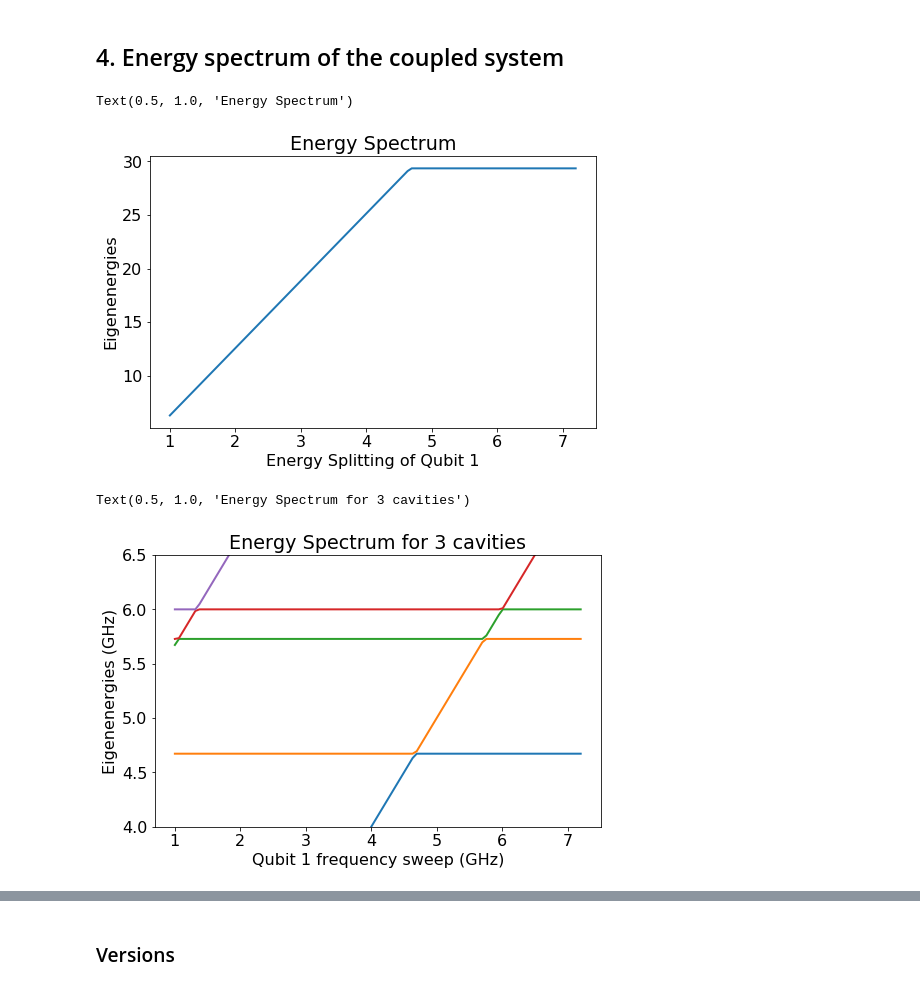
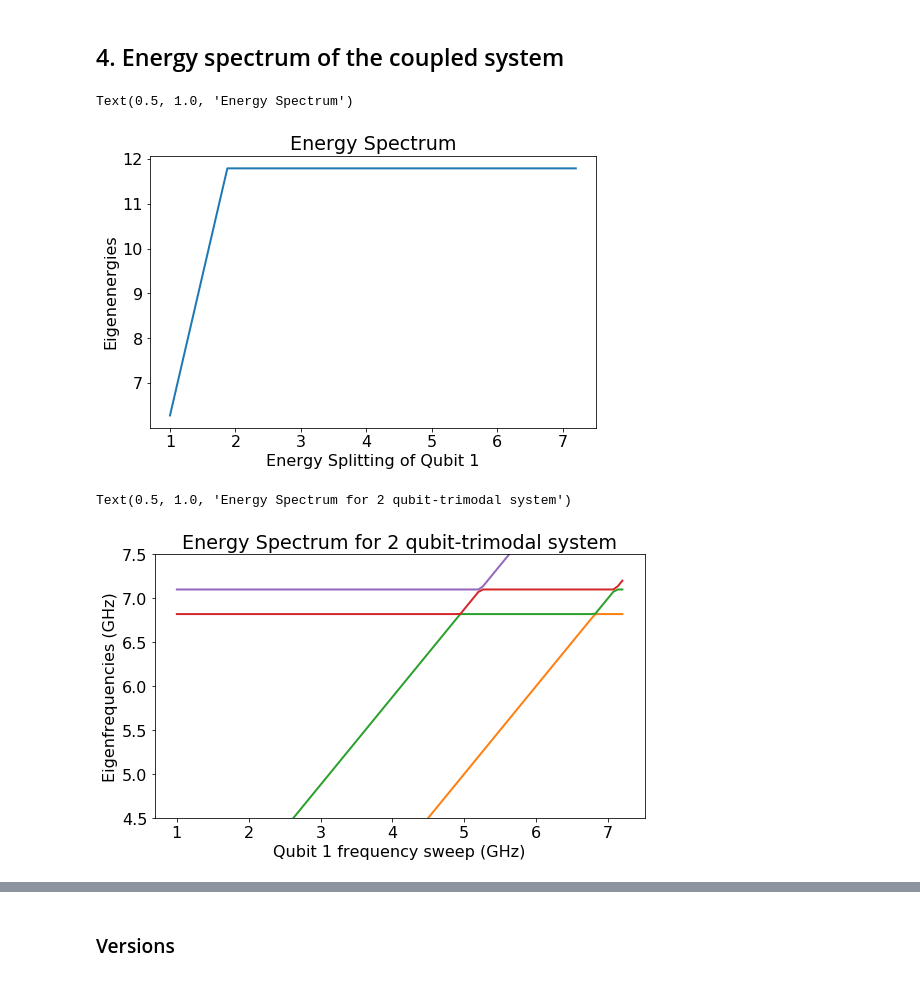
Before and after one commit to SoumyaShreeram/Qubit, a Jupyter notebook: week2.ipynb, the cells around one changed output, grey strips where cells are left out. Drawn from its saved outputs; the diff is of its cells as text; code cells hidden in the pictures.

Commit message:
evolving the system

```diff
--- a/week2.ipynb
+++ b/week2.ipynb
@@ -36,15 +36,15 @@ from qutip import *
 ## 2. Problem parameters
 Here we use $\hbar=1$; the coupling terms are redefined with a multiple of $2\pi$ before them for convinience.
 # %%
-w_q1 = 2*pi*6.85;     # Qubit 1 frequency
-w_q2 = 2*pi*6.0;    # Qubit 2 frequency: generally in the range from 1-9 GHz
-w_f1 = 2*pi*7.1     # Resonator/ Filter frequency
+w_q1 = 2*pi*6.85;    # Qubit 1 frequency
+w_q2 = 2*pi*6.82;    # Qubit 2 frequency: generally in the range from 1-9 GHz
+w_f1 = 2*pi*7.1      # Resonator/ Filter frequency
 w_f2 = 2*pi*7.24
 w_f3 = 2*pi*7.37
-g_f1 = 2*pi*8.18     # Filter-filter coupling
+g_f1 = 2*pi*0.118    # Filter-filter coupling
 g_f2 = 2*pi*9.18
-g_q1f = 2*pi*10.45   # Qubit 1-filter coupling
-g_q2f = 2*pi*13.44   # Qubit 2-filter coupling
+g_q1f = 2*pi*0.135   # qubit-fitler coupling
+g_q2f = 2*pi*0.144
 numF = 3             # number of filters
 N = 2                # number of fock states (??)
 
@@ -104,10 +104,14 @@ Hq1 = Hqubit(sz1, w_q1)
 Hq2 = Hqubit(sz2, w_q2)
 
 # Filter Hamiltonians (refer formula in the Introduction)
+H_a1 = tensor(destroy(N)*create(N),qeye(N),qeye(N),qeye(2), qeye(2))
+H_a2 = tensor(qeye(N),destroy(N)*create(N),qeye(N),qeye(2), qeye(2))
+H_a3 = tensor(qeye(N),qeye(N),destroy(N)*create(N),qeye(2), qeye(2))
+
 H_f1 = tensor(destroy(N),create(N),qeye(N),qeye(2), qeye(2)) + tensor(create(N),destroy(N),qeye(N),qeye(2), qeye(2))
 H_f2 = tensor(qeye(N),create(N),destroy(N),qeye(2), qeye(2)) + tensor(qeye(N),destroy(N),create(N),qeye(2), qeye(2))
 
-Hf = w_f1*(numOp(a1) + numOp(a2) + numOp(a3))+ g_f1*H_f1+g_f2*H_f2
+Hf = w_f1*H_a1 + w_f2*H_a2 + w_f3*H_a3+ g_f1*H_f1+g_f2*H_f2
 
 # Qubit-Filter Hamiltonian
 H_qf1 = tensor(create(N),qeye(N), qeye(N), sigmam(),qeye(2))
@@ -154,16 +158,16 @@ ax.set_ylabel('Eigenenergies')
 ax.set_title('Energy Spectrum')
 # %% [output]
 Text(0.5, 1.0, 'Energy Spectrum')
-[figure, old version]
+[figure, new version]
 # %%
-fig,ax = plt.subplots(figsize=(8,5))
+fig,ax = plt.subplots(figsize=(8,5), tight_layout=True)
 
 for n in range(1,32):
   ax.plot(w_q1List / (2 * pi), (evals_mat[:, n] - evals_mat[:, 0])/ (2 * pi), lw=2)
 ax.set_xlabel('Qubit 1 frequency sweep (GHz)')
-ax.set_ylim([4,6.5])
-ax.set_ylabel('Eigenenergies (GHz)')
-ax.set_title('Energy Spectrum for 3 cavities')
+ax.set_ylim([4.5, 7.5])
+ax.set_ylabel('Eigenfrequencies (GHz)')
+ax.set_title('Energy Spectrum for 2 qubit-trimodal system')
 # %% [output]
-Text(0.5, 1.0, 'Energy Spectrum for 3 cavities')
+Text(0.5, 1.0, 'Energy Spectrum for 2 qubit-trimodal system')
-[figure, old version]
+[figure, new version]
```
Also changed, not shown: parts of 5 cells of this notebook.
